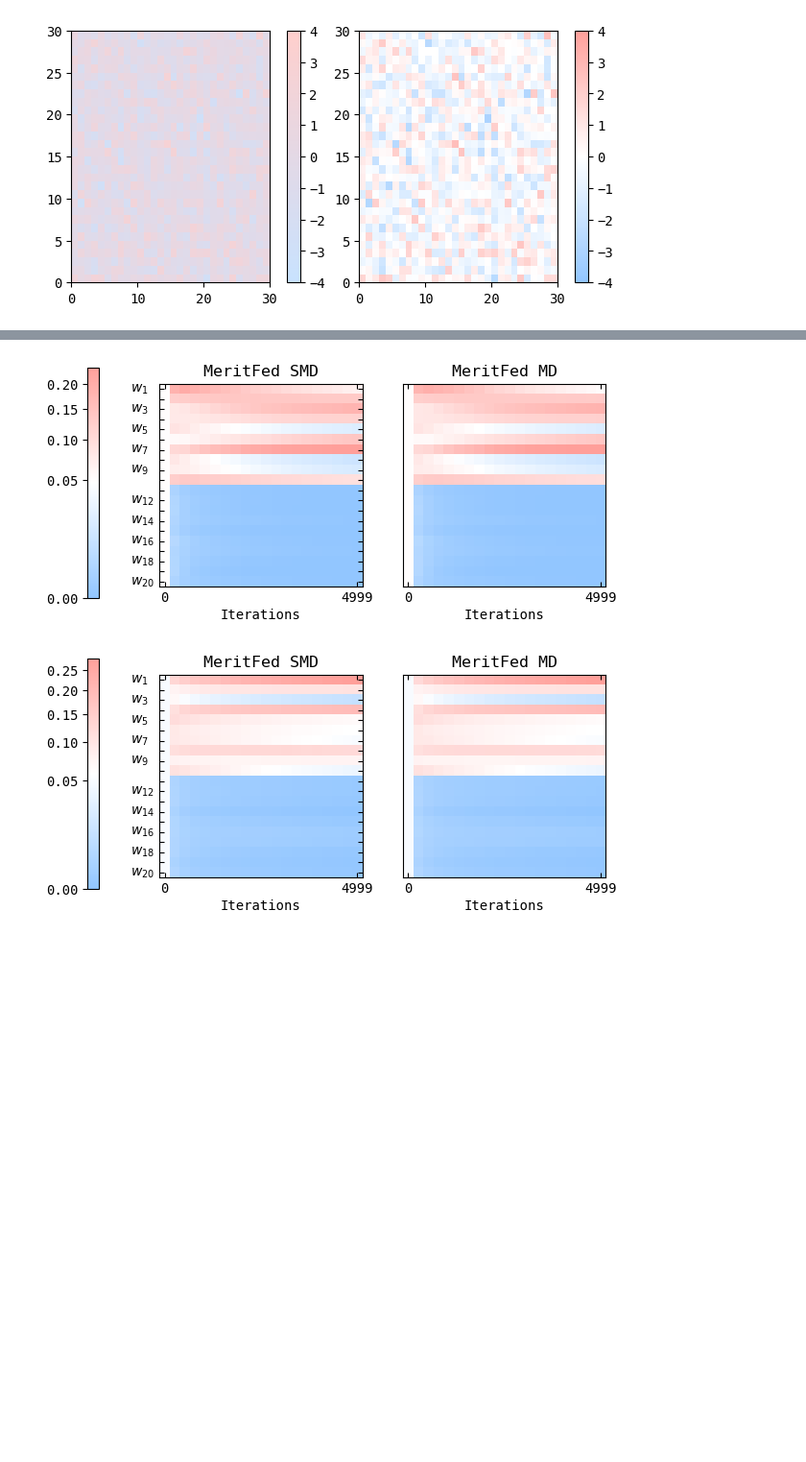
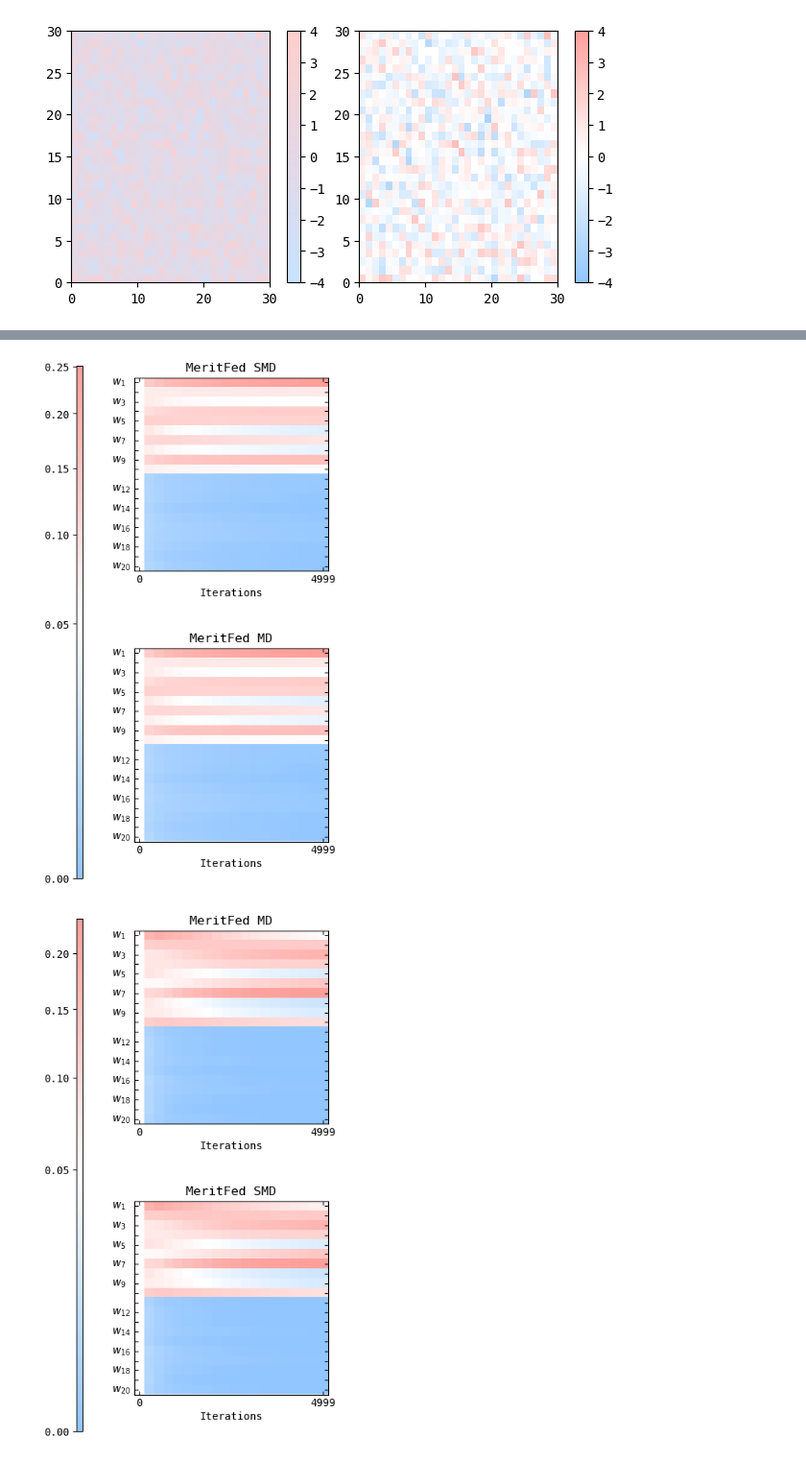
Before and after one commit to nazya/MeritFed, a Jupyter notebook: autoplot.ipynb, the cells around one changed output, grey strips where cells are left out. Shown at 96% size. Saved outputs shown, nothing was run; the diff lists cells and outputs as text; code cells hidden in the pictures; blank space fills up the shorter version.

```diff
--- a/autoplot.ipynb
+++ b/autoplot.ipynb
@@ -294,7 +294,7 @@ for i, runs in enumerate(runs_sets_list):
 
 #     if 'seed' in params_list[i]:
 #         params_list[i].pop('seed')
-    fig = plt.figure(figsize=(2, 1.5))
+    fig = plt.figure(figsize=(4, 3))
     # fig = plt.figure(figsize=(9, 6))
     ax = fig.add_axes([0.01, 0.01, 0.99, 0.99], axes_class=axisartist.Axes)
 
@@ -356,7 +356,7 @@ for i, runs in enumerate(runs_sets_list):
                 alpha=1,
                 color=colors[id],
                 marker=markers[id],
-                markevery=slice(2*j, len(x), 10), markersize=5,
+                markevery=slice(2*j, len(x), 10), markersize=7,
                 label=label, linewidth=1)
 
     handles, labels = ax.get_legend_handles_labels()
@@ -384,7 +384,7 @@ for i, runs in enumerate(runs_sets_list):
     # plt.savefig(name +'.pdf', bbox_inches='tight')
     # fig.subplots_adjust(wspace=0.3, hspace=0.3)
     # fig.suptitle(title, wrap = True),
-    # plt.title(title)
+    plt.title(title)
     fig.show()
     # break
 # %% [output]
@@ -408,3 +408,13 @@ for i, runs in enumerate(runs_sets_list):
+# %%
+def smooth(scalars, weight: float):  # Weight between 0 and 1
+    last = scalars[0]  # First value in the plot (first timestep)
+    smoothed = list()
+    for point in scalars:
+        smoothed_val = last * weight + (1 - weight) * point  # Calculate smoothed value
+        smoothed.append(smoothed_val)                        # Save it
+        last = smoothed_val                                  # Anchor the last smoothed value
+
+    return smoothed
 # %%
 label_keys = ['optimizer', 'md_full_', 'true_weights']
 one_plot = ['seed', 'n_iters']
@@ -619,6 +629,8 @@ for i, runs in enumerate(runs_sets_list):
         x = np.array([h.step for h in history])
         mask = (x >= beg)*(x <= end)
         x, y = x[mask], y[mask]
+        y = smooth(y, 0.9)
+
         ax.plot(x, y,
                 alpha=1,
                 color=colors[id],
@@ -651,7 +663,7 @@ for i, runs in enumerate(runs_sets_list):
     # plt.savefig(name +'.pdf', bbox_inches='tight')
     # fig.subplots_adjust(wspace=0.3, hspace=0.3)
     # fig.suptitle(title, wrap = True),
-    # plt.title(title)
+    plt.title(title)
     fig.show()
     # break
 # %% [output]
@@ -681,13 +699,15 @@ for i, runs in enumerate(runs_sets_list):
 
     if count == 0:
         continue
-    fig = plt.figure(figsize=(6, 6))
+    fig = plt.figure(figsize=(4,8))
     # gs = GridSpec(nrows=1, ncols=count, width_ratios=[1, 1])
-    gs = GridSpec(nrows=1, ncols=count)
+    # gs = GridSpec(nrows=1, ncols=count)
+    gs = GridSpec(nrows=count, ncols=1)
     axs = list()
     for j in range(count):
         # axs.append(fig.add_subplot(gs[0, j]))
-        axs.append(fig.add_subplot(gs[0, j], axes_class=axisartist.Axes))
+        # axs.append(fig.add_subplot(gs[0, j], axes_class=axisartist.Axes))
+        axs.append(fig.add_subplot(gs[j, 0], axes_class=axisartist.Axes))
 
     min_w, max_w = 1., 0.
     count = 0
@@ -754,14 +774,15 @@ for i, runs in enumerate(runs_sets_list):
             axs[count].set_xticklabels(['0', str(x[-1])])
 
             axs[count].axis["left"].major_ticklabels.set_ha("left")
-            if not count:
-                axs[count].set_yticks(np.arange(len(labels)), labels=labels)
-            else:
-                axs[count].set_yticks([])
+            # if not count:
+            #     axs[count].set_yticks(np.arange(len(labels)), labels=labels)
+            # else:
+            #     axs[count].set_yticks([])
+            axs[count].set_yticks(np.arange(len(labels)), labels=labels)
 
             count += 1
 
-    cbar_ax = fig.add_axes([0., 0.3, .02, 0.4])
+    cbar_ax = fig.add_axes([0., 0.05, .02, 0.85])
     cb = fig.colorbar(im, cax=cbar_ax, location='left', format=mtick.FormatStrFormatter('%.2f'))
 
     # print(title)
@@ -769,11 +790,12 @@ for i, runs in enumerate(runs_sets_list):
     name = 'w ' + title_from_dict(params_list[i])
     name = name.replace('_', '')
     print(name)
+    fig.subplots_adjust(hspace=.4)
     plt.savefig('figures/'+ name +'.pdf', bbox_inches='tight')
+    # plt.savefig('figures/'+ name +'.pdf')
     # plt.savefig('figures/'+ name +'.pdf')
     # plt.savefig(title +'.pdf', bbox_inches='tight')
     # fig.subplots_adjust(wspace=0.05, left = 0.23)
-    # fig.subplots_adjust(wspace=0.01)
     # fig.suptitle(title, wrap = True)
     # plt.title(ttitle)
     fig.show()
@@ -788,2 +810,2 @@ w npeers=20, model=Linear, loss=CrossEntropy, dataset=MNIST, nsamples=100, hrati
-[figure, old version]
+[figure, new version]
-[figure, old version]
+[figure, new version]
```
Also changed, not shown: parts of 4 cells of this notebook, 7 other files.
